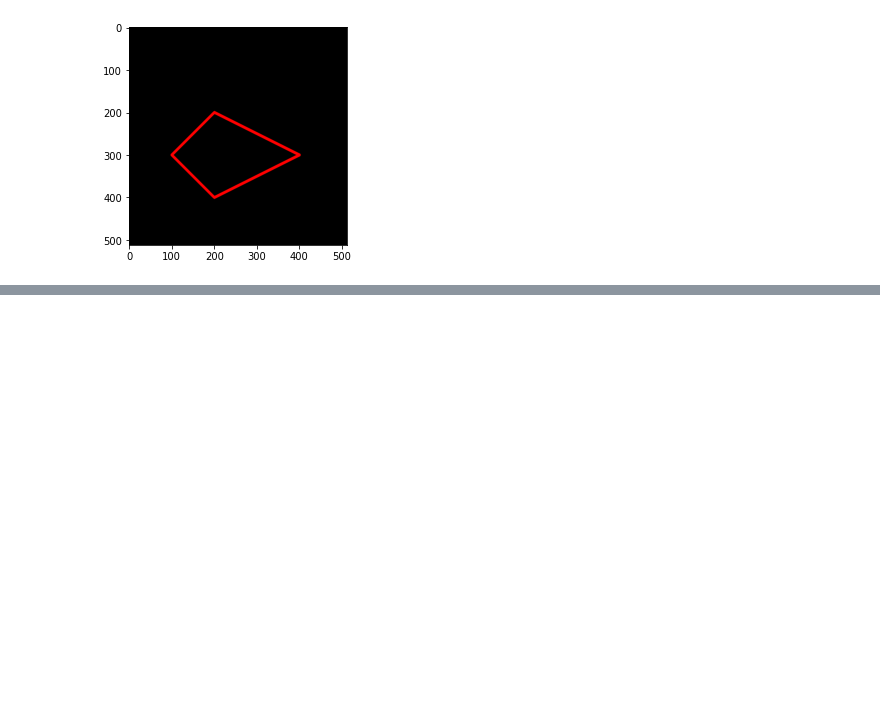
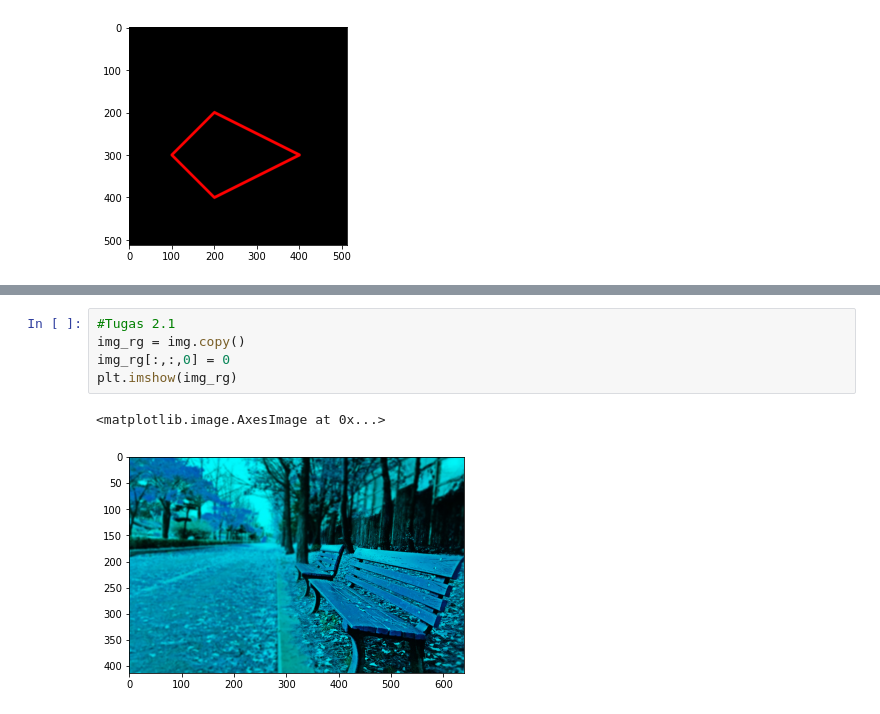
Before and after one commit to fajarpw/PCVK_Genap_2021, a Jupyter notebook: Week2.ipynb, the cells around one changed output, grey strips where cells are left out. Saved outputs shown, nothing was run; the diff lists cells and outputs as text; blank space fills up the shorter version.

```diff
--- a/Week2.ipynb
+++ b/Week2.ipynb
@@ -131,0 +149,8 @@ plt.imshow(black_img2)
+# %%
+#Tugas 2.1
+img_rg = img.copy()
+img_rg[:,:,0] = 0
+plt.imshow(img_rg)
+# %% [output]
+<matplotlib.image.AxesImage at 0x...>
+[figure, added]
```
Also changed, not shown: parts of 9 cells of this notebook.
